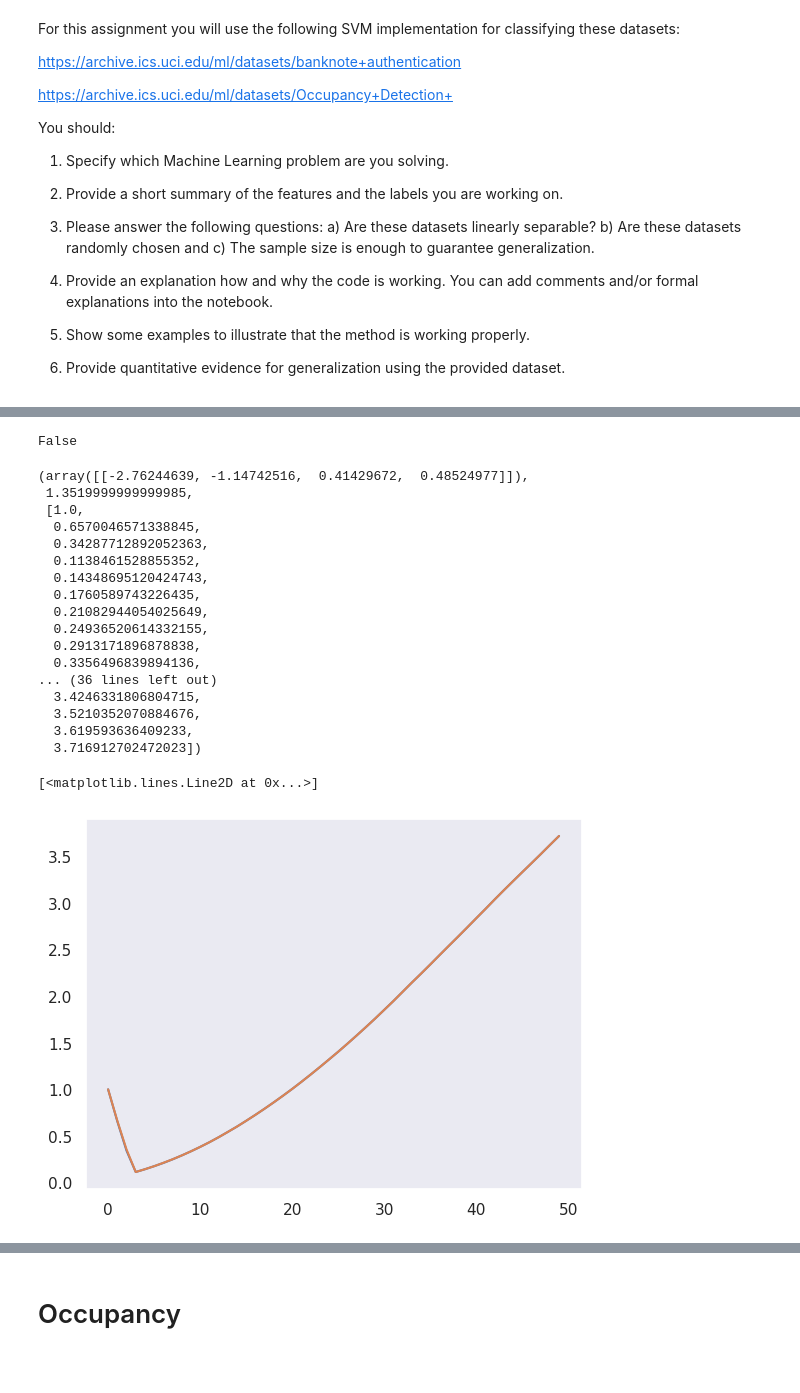
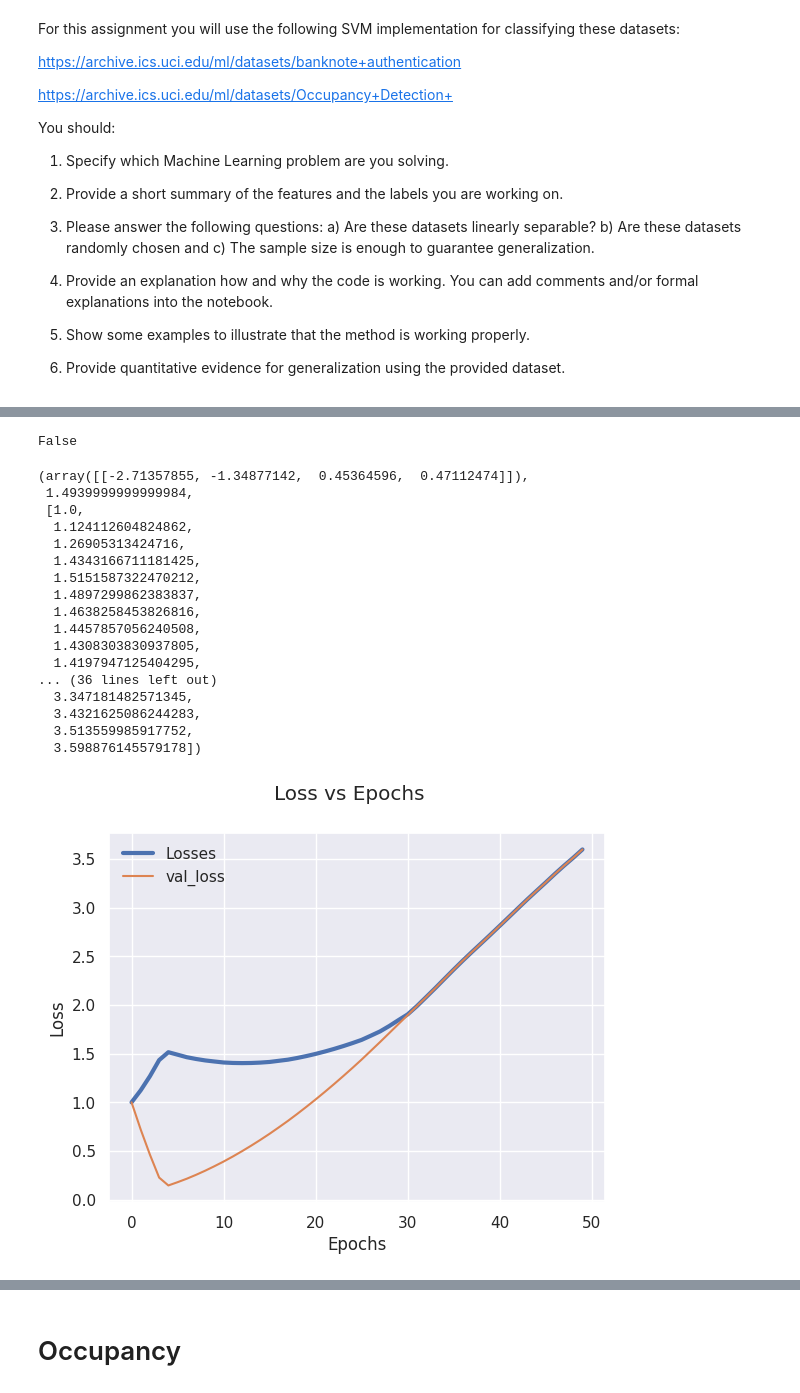
Before and after one commit to Robert-Gomez-AI/MathsOfMLCourse, a Jupyter notebook: SVM.ipynb, the cells around one changed output, grey strips where cells are left out. Saved outputs shown, nothing was run; the diff lists cells and outputs as text; code cells hidden in the pictures; blank space fills up the shorter version.

```diff
--- a/SVM.ipynb
+++ b/SVM.ipynb
@@ -115,28 +258,25 @@ sns.heatmap(corr, mask=mask, center=0,cmap='coolwarm',
 # %%
-svm = SVM()
 svm.fit(X_train, y_train,X_val,y_val,learning_rate=0.001,epochs=50)
 # %% [output]
 False
-(array([[-2.76244639, -1.14742516,  0.41429672,  0.48524977]]),
- 1.3519999999999985,
+(array([[-2.71357855, -1.34877142,  0.45364596,  0.47112474]]),
+ 1.4939999999999984,
  [1.0,
-  0.6570046571338845,
-  0.34287712892052363,
-  0.1138461528855352,
-  0.14348695120424743,
-  0.1760589743226435,
-  0.21082944054025649,
-  0.24936520614332155,
-  0.2913171896878838,
-  0.3356496839894136,
+  1.124112604824862,
+  1.26905313424716,
+  1.4343166711181425,
+  1.5151587322470212,
+  1.4897299862383837,
+  1.4638258453826816,
+  1.4457857056240508,
+  1.4308303830937805,
+  1.4197947125404295,
 ... (36 lines left out)
-  3.4246331806804715,
-  3.5210352070884676,
-  3.619593636409233,
-  3.716912702472023])
+  3.347181482571345,
+  3.4321625086244283,
+  3.513559985917752,
+  3.598876145579178])
-# %%
-plt.plot(svm.losses)
-plt.plot(svm.val_loss)
-# %% [output]
-[<matplotlib.lines.Line2D at 0x...>]
-[figure, removed]
+# %%
+svm.plot_loss()
+# %% [output]
+[figure, added]
```
Also changed, not shown: parts of 53 cells of this notebook, 2 other files.
